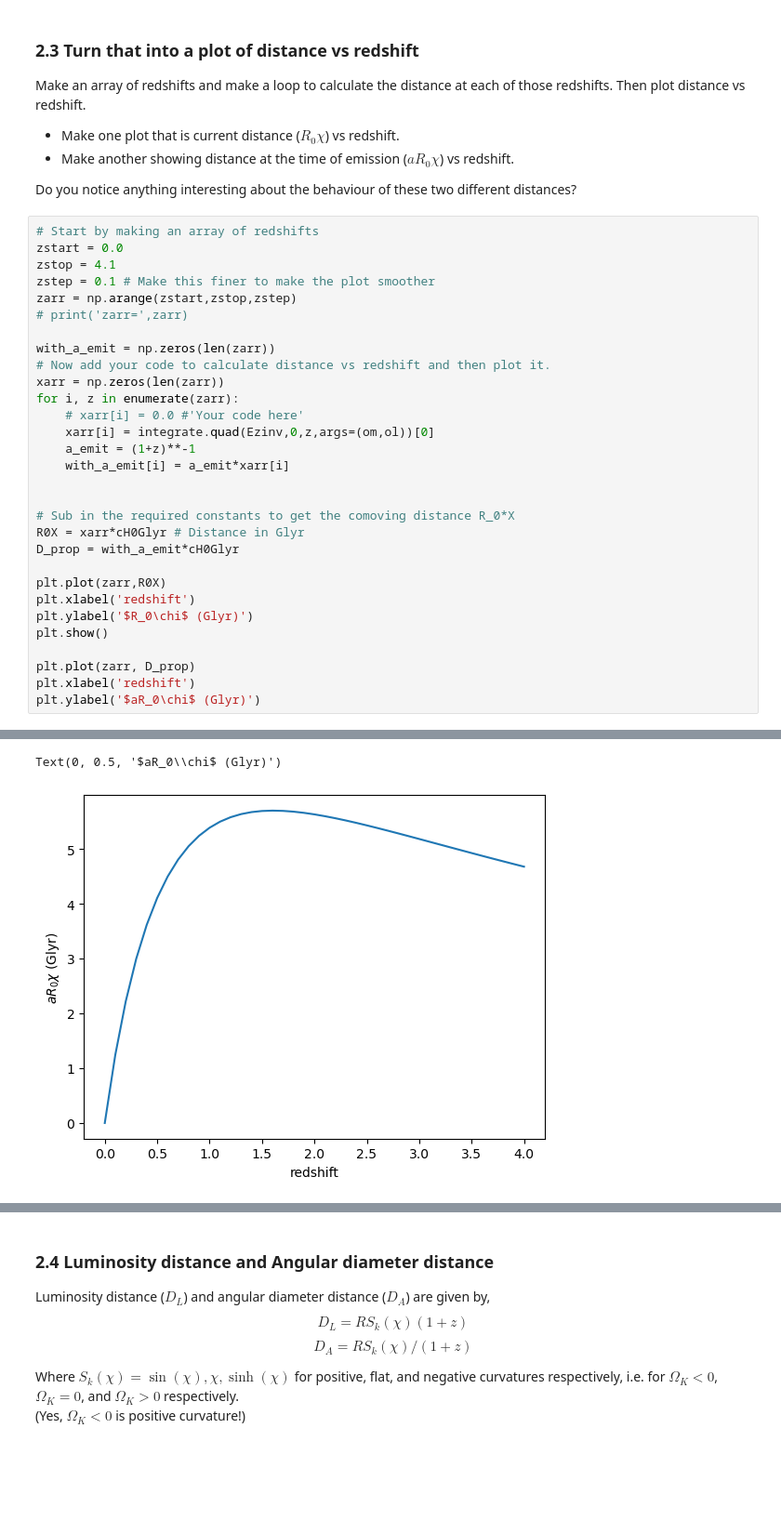
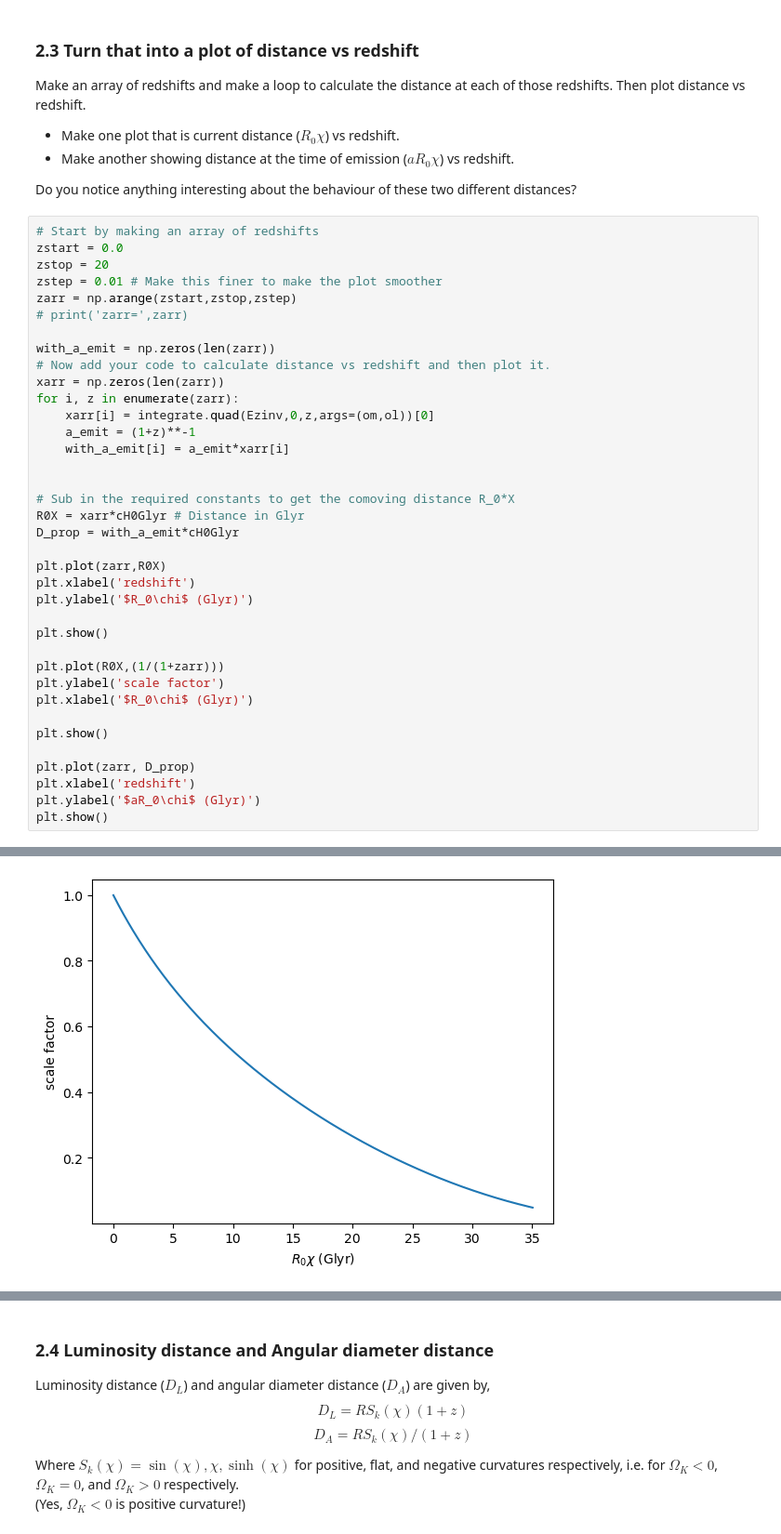
Before and after one commit to naidee/Cosmology-Project, a Jupyter notebook: cosmo/docs/notebooks/DistancesPrez.ipynb, the cells around one changed output, grey strips where cells are left out. Shown: that part at 93% size. Drawn from its saved outputs; the diff is of its cells as text; blank space fills up the shorter version.

```diff
--- a/cosmo/docs/notebooks/DistancesPrez.ipynb
+++ b/cosmo/docs/notebooks/DistancesPrez.ipynb
@@ -116,8 +116,8 @@ Do you notice anything interesting about the behaviour of these two different di
 # %%
 # Start by making an array of redshifts
 zstart = 0.0
-zstop = 4.1
-zstep = 0.1 # Make this finer to make the plot smoother
+zstop = 20
+zstep = 0.01 # Make this finer to make the plot smoother
 zarr = np.arange(zstart,zstop,zstep)
 # print('zarr=',zarr)
 
@@ -125,7 +125,6 @@ with_a_emit = np.zeros(len(zarr))
 # Now add your code to calculate distance vs redshift and then plot it.
 xarr = np.zeros(len(zarr))
 for i, z in enumerate(zarr):
-    # xarr[i] = 0.0 #'Your code here'
     xarr[i] = integrate.quad(Ezinv,0,z,args=(om,ol))[0]
     a_emit = (1+z)**-1
     with_a_emit[i] = a_emit*xarr[i]
@@ -138,9 +137,17 @@ D_prop = with_a_emit*cH0Glyr
 plt.plot(zarr,R0X)
 plt.xlabel('redshift')
 plt.ylabel('$R_0\chi$ (Glyr)')
+
+plt.show()
+
+plt.plot(R0X,(1/(1+zarr)))
+plt.ylabel('scale factor')
+plt.xlabel('$R_0\chi$ (Glyr)')
+
 plt.show()
 
 plt.plot(zarr, D_prop)
 plt.xlabel('redshift')
 plt.ylabel('$aR_0\chi$ (Glyr)')
+plt.show()
 # %% [output]
@@ -148,2 +155 @@ plt.ylabel('$aR_0\chi$ (Glyr)')
-Text(0, 0.5, '$aR_0\\chi$ (Glyr)')
-[figure, old version]
+[figure, new version]
```
Also changed, not shown: parts of 13 cells of this notebook, 1 other file.
